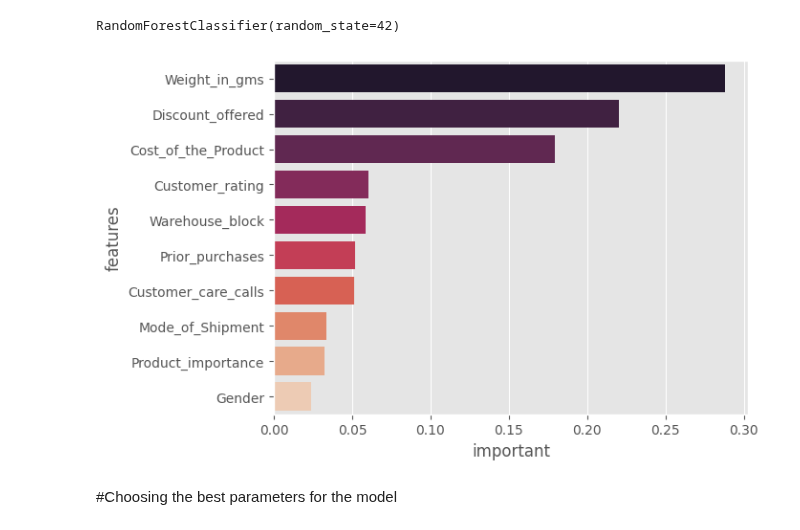
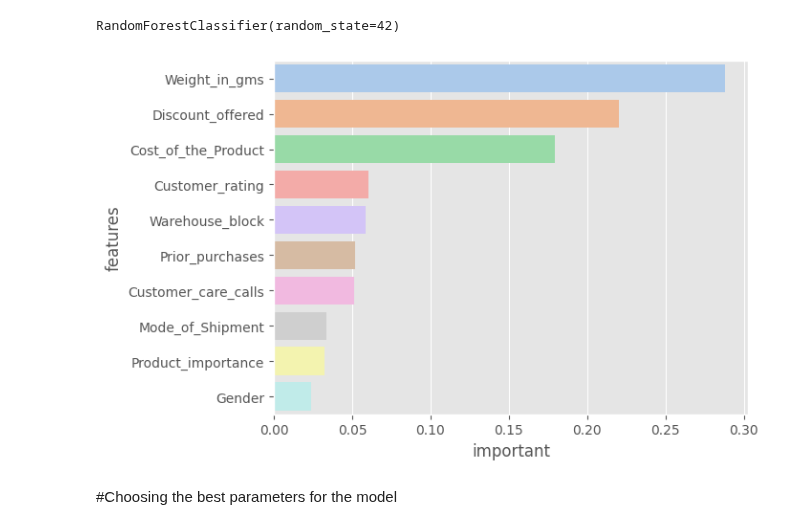
Before and after one commit to Riab22209/CE880-Case-Study-repository, a Jupyter notebook: CaseStudy_EDAandClassification.ipynb, the cells around one changed output. Saved outputs shown, nothing was run; the diff lists cells and outputs as text; code cells hidden in the pictures.

```diff
--- a/CaseStudy_EDAandClassification.ipynb
+++ b/CaseStudy_EDAandClassification.ipynb
@@ -339,15 +343,15 @@ RandomForestClassifier(random_state=42)
 # %%
 # importance of variables
 important_features = pd.DataFrame({'features': X_train.columns,
                                    'important': model.feature_importances_})
 
 important_features = important_features.sort_values('important', ascending = False)
 
-sns.barplot(x = 'important', y = 'features', data = important_features,palette='rocket')
+sns.barplot(x = 'important', y = 'features', data = important_features,palette='pastel')
 
 
 plt.show()
 # %% [output]
-[figure, old version]
+[figure, new version]
 # %% [markdown]
 #Choosing the best parameters for the model
```
Also changed, not shown: parts of 46 cells of this notebook.
